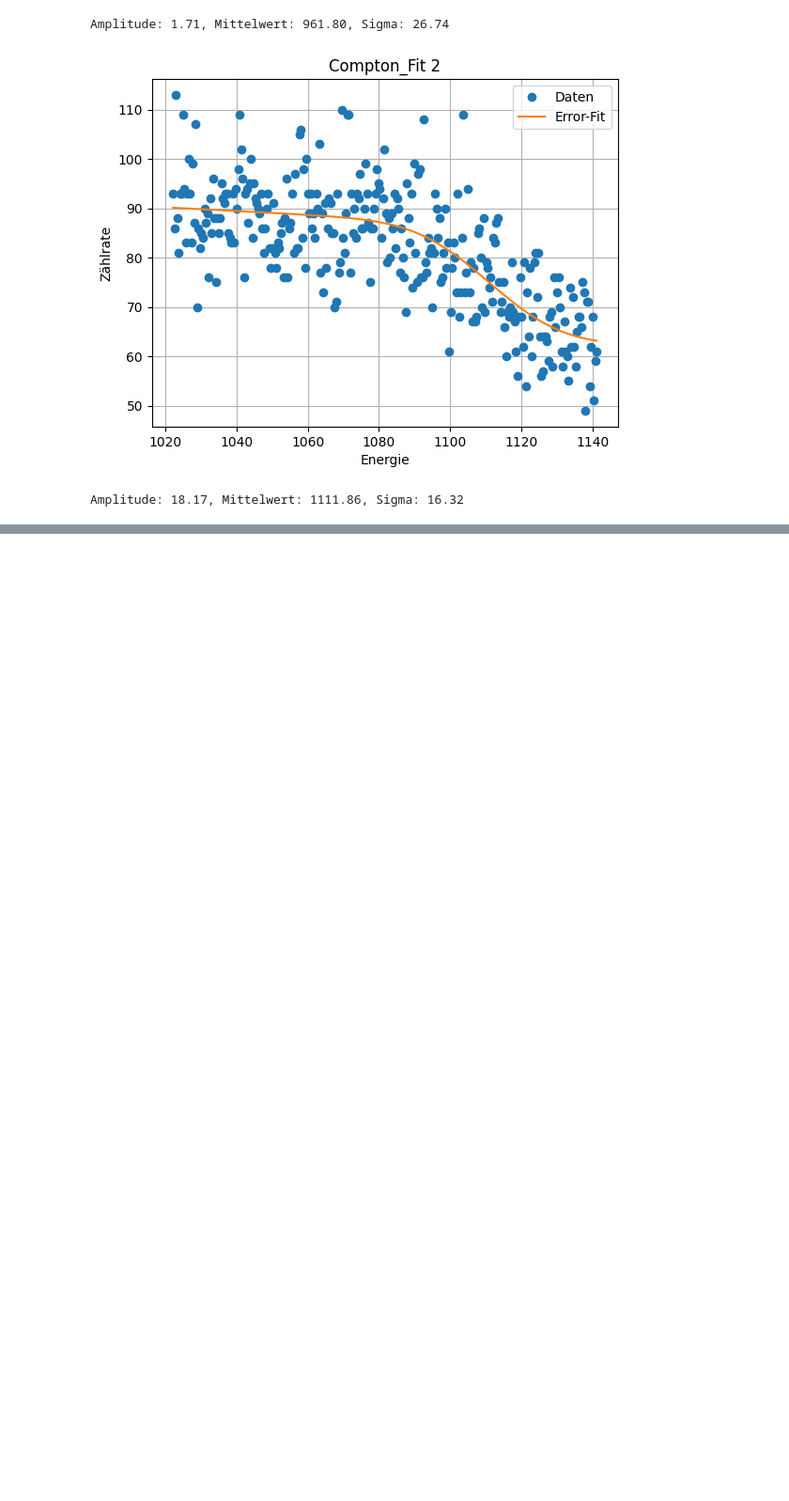
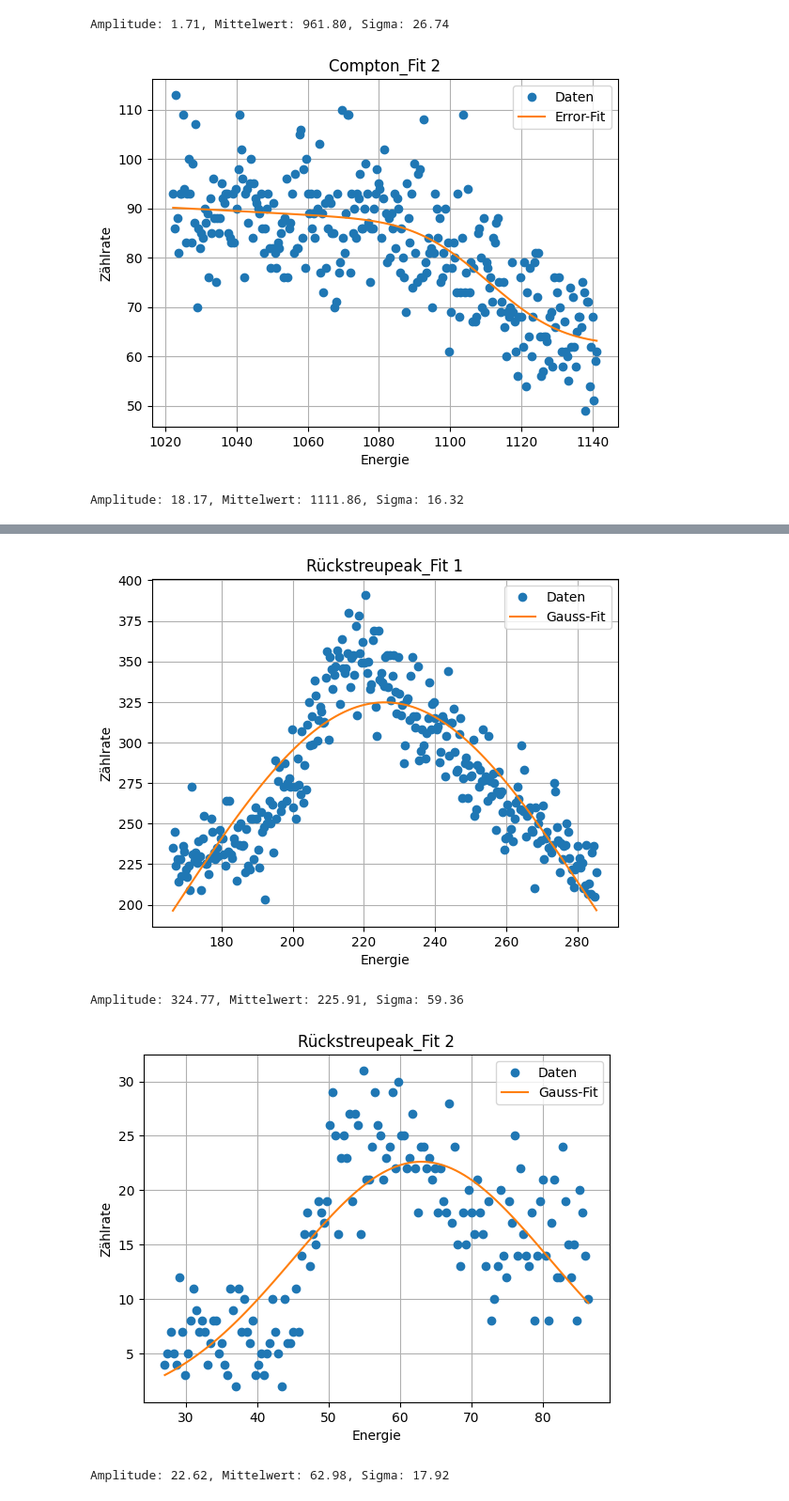
Before and after one commit to caesar2003/P4-Gamma-Coincidence-Spectroscopy, a Jupyter notebook: auswertung.ipynb, the cells around one changed output, grey strips where cells are left out. Shown at 94% size. Cells and saved outputs as stored; diff of their text form; code cells hidden in the pictures; blank space fills up the shorter version.

```diff
--- a/auswertung.ipynb
+++ b/auswertung.ipynb
@@ -356,7 +414,7 @@ mu_arr = np.array([])
 
 for i in range(len(area)):
 
-    xdata = Linear(np.arange(len(Co60_NaI_spec)), mg  , cg  )[area[i,0]:area[i,1]]
+    xdata = Linear(np.arange(len(Co60_NaI_spec)), mn  , cn  )[area[i,0]:area[i,1]]
     ydata = Co60_NaI_spec[area[i,0]:area[i,1]]
 
     p0 = [np.max(ydata), xdata[np.argmax(ydata)], 2]
@@ -399,9 +457,8 @@ mu_arr = np.array([])
 
 for i in range(len(area)):
 
-    xdata = Linear(np.arange(len(Co60_NaI_spec)), mg  , cg  )[area[i,0]:area[i,1]]
+    xdata = Linear(np.arange(len(Co60_NaI_spec)), mn  , cn  )[area[i,0]:area[i,1]]
     ydata = Co60_NaI_spec[area[i,0]:area[i,1]]
-
         # Bestimme grobe Startwerte aus den Daten
     A0 = np.max(ydata) - np.min(ydata)       # Amplitude (Höhe der Kante)
     mu0 = xdata[np.argmax(np.gradient(ydata))]  # Position der "Kante", wo der Gradient am größten ist
@@ -437,0 +506,39 @@ Amplitude: 18.17, Mittelwert: 1111.86, Sigma: 16.32
+# %%
+area = np.array([[500,800], [150,300]])
+
+
+
+def Gauss(x, A, mu, sigma):
+    return A * np.exp(-0.5 * ((x - mu) / sigma)**2)
+mu_arr = np.array([])
+
+for i in range(len(area)):
+
+    xdata = Linear(np.arange(len(Co60_NaI_spec)), mg  , cg  )[area[i,0]:area[i,1]]
+    ydata = Co60_NaI_spec[area[i,0]:area[i,1]]
+
+    p0 = [np.max(ydata), xdata[np.argmax(ydata)], 2]
+
+
+    parameters, _ = curve_fit(Gauss, xdata, ydata, p0=p0)
+
+
+    A_fit, mu_fit, sigma_fit = parameters
+    fit_y = Gauss(np.linspace(xdata[0], xdata[-1], 100), A_fit, mu_fit, sigma_fit)
+    mu_arr = np.append(mu_arr, mu_fit)
+
+
+    plt.plot(xdata, ydata, 'o', label='Daten')
+    plt.plot(np.linspace(xdata[0], xdata[-1],100), fit_y, '-', label='Gauss-Fit')
+    plt.legend()
+    plt.xlabel("Energie")
+    plt.ylabel("Zählrate")
+    plt.title(f'Rückstreupeak_Fit {i+1}')
+    plt.grid(True)
+    plt.show()
+    print(f"Amplitude: {A_fit:.2f}, Mittelwert: {mu_fit:.2f}, Sigma: {sigma_fit:.2f}")
+# %% [output]
+[figure, added]
+Amplitude: 324.77, Mittelwert: 225.91, Sigma: 59.36
+[figure, added]
+Amplitude: 22.62, Mittelwert: 62.98, Sigma: 17.92
```
Also changed, not shown: parts of 7 cells of this notebook.
